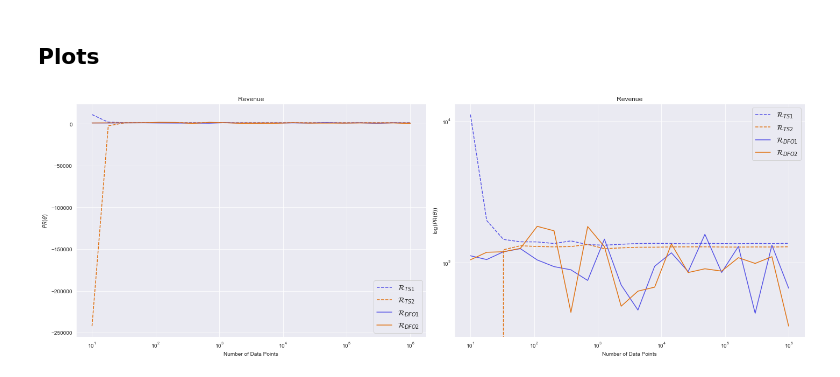
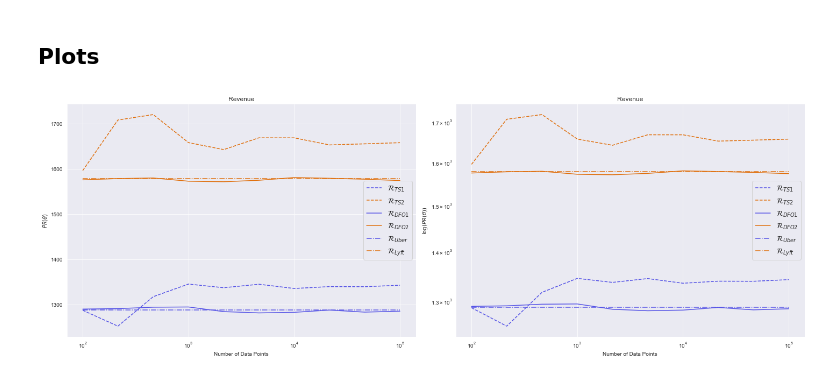
Before and after one commit to evanjfaulkner/DD-Games, a Jupyter notebook: Uber Lyft Simulation/Uber_vs_Lyft_sim.ipynb, the cells around one changed output. Saved outputs shown, nothing was run; the diff lists cells and outputs as text; code cells hidden in the pictures.

Commit message:
dfo variable batch

```diff
--- a/Uber Lyft Simulation/Uber_vs_Lyft_sim.ipynb
+++ b/Uber Lyft Simulation/Uber_vs_Lyft_sim.ipynb
@@ -36,7 +36,7 @@ new_rides['price'] = new_rides.progress_apply(lambda row: 5*math.floor(row['pric
 cab_types_ = new_rides.cab_type.unique()
 distances_ = new_rides.distance.unique()
 hours_ = np.array([17,18,19])  # new_rides.hour.unique()
-prices_ = np.array([5, 10])# np.array([5*(i) for i in range(5)])  # new_rides.price.unique()
+prices_ = np.array([10, 15])# np.array([5*(i) for i in range(5)])  # new_rides.price.unique()
 dates = len(new_rides.date.unique())
 
 g = np.zeros((len(cab_types_),len(prices_),len(hours_),len(distances_)))
@@ -66,15 +66,15 @@ print(f'g_lyft = \n{g_lyft}')
 d_1 = len(g_uber)  # Dimension of each player's data/strategy
 d_2 = len(g_lyft)
 
-lambda_p1 = 1e-2
-lambda_p2 = 1e-2
+lambda_p1 = 1
+lambda_p2 = 1
 
 eta_p1 = 1e-3
 eta_p2 = 1e-3
 
-mu_p1 = -0.1*g_uber
-gamma_p1 = 0.05*g_uber
-mu_p2 = -0.1*g_lyft
-gamma_p2 = 0.05*g_lyft
+mu_p1 = -0.07*g_uber
+gamma_p1 = 0.03*g_uber
+mu_p2 = -0.07*g_lyft
+gamma_p2 = 0.03*g_lyft
 # %% [output]
 g_uber =
@@ -90,7 +90,7 @@ p1_data_generating_func = sample_from_location_family_rideshare
 p2_data_params = (g_lyft, d_2, mu_p2, gamma_p2, lambda_p2, eta_p2, prices_)
 p2_data_generating_func = sample_from_location_family_rideshare
 # %%
-num_rounds_lst = np.logspace(1,6,20,dtype='int')
+num_rounds_lst = np.logspace(2,5,10,dtype='int')
 num_test = 10000
 num_alternate_rounds = 1000
 # %% [markdown]
@@ -165,11 +165,11 @@ p4_risks = []
 theta_final_p3 = []
 theta_final_p4 = []
 
-delta = 1
-eta = 1e-3
-num_test_dfo = 1
+delta = 1e-2
+eta = 1e-1
+num_test_dfo = 50
 num_rounds = num_rounds_lst[-1]
-batch_size = 1
+batch_size = 5
 
 player_three = DFOPlayer(delta,eta)
 player_four = DFOPlayer(delta,eta)
@@ -178,7 +178,7 @@ game_dfo = DecisionDependentGame(player_three, player_four,
                                  p1_data_generating_func, p2_data_generating_func,
                                  num_test_dfo)
 
-for i in trange(num_rounds+1):
+for i in trange(math.ceil(num_rounds/batch_size/num_test_dfo)+1):
     PR_3_oracle = []
     PR_4_oracle = []
     for j in range(batch_size):
@@ -191,7 +191,7 @@ for i in trange(num_rounds+1):
     game_dfo.theta_p1 = player_three.update_theta(PR_3_oracle)
     game_dfo.theta_p2 = player_four.update_theta(PR_4_oracle)
 
-    if i in num_rounds_lst:
+    if i*batch_size*num_test_dfo >= num_rounds_lst[len(p3_risks)]:
         p3_risks.append(evaluate_performative_risk(p1_data_generating_func, g_uber, prices_,
                                                    mu_p1, gamma_p1,
                                                    lambda_p1,
@@ -338,6 +274,11 @@ plt.semilogx(num_rounds_lst, -np.squeeze(p3_risks),
 plt.semilogx(num_rounds_lst, -np.squeeze(p4_risks),
              '-', color='#E07110', label=r'$\mathcal{R}_{DFO2}$')
 
+plt.semilogx(num_rounds_lst, [np.dot(g_uber.T,prices_)[0,0] for i in range(len(num_rounds_lst))],
+             '-.', color='#5553E6', label=r'$\mathcal{R}_{Uber}$')
+plt.semilogx(num_rounds_lst, [np.dot(g_lyft.T,prices_)[0,0] for i in range(len(num_rounds_lst))],
+             '-.', color='#E07110', label=r'$\mathcal{R}_{Lyft}$')
+
 plt.xlabel("Number of Data Points")
 plt.ylabel(r"$PR(\theta)$")
 plt.title("Revenue")
@@ -350,33 +291,38 @@ plt.loglog(num_rounds_lst, -np.squeeze(p2_risks),
            '--', color='#E07110', label=r'$\mathcal{R}_{TS2}$')
 
 plt.loglog(num_rounds_lst, -np.squeeze(p3_risks),
-           '-', color='#5553E6', label=r'$\mathcal{R}_{DFO1}$')
+             '-', color='#5553E6', label=r'$\mathcal{R}_{DFO1}$')
 plt.loglog(num_rounds_lst, -np.squeeze(p4_risks),
-           '-', color='#E07110', label=r'$\mathcal{R}_{DFO2}$')
+             '-', color='#E07110', label=r'$\mathcal{R}_{DFO2}$')
+
+plt.loglog(num_rounds_lst, [np.dot(g_uber.T,prices_)[0,0] for i in range(len(num_rounds_lst))],
+             '-.', color='#5553E6', label=r'$\mathcal{R}_{Uber}$')
+plt.loglog(num_rounds_lst, [np.dot(g_lyft.T,prices_)[0,0] for i in range(len(num_rounds_lst))],
+             '-.', color='#E07110', label=r'$\mathcal{R}_{Lyft}$')
 
 plt.xlabel("Number of Data Points")
 plt.ylabel(r"$\log(PR(\theta))$")
 plt.title('Revenue')
 plt.legend(fontsize=14)
 
 # plt.subplot(1,3,3)
 # plt.semilogx(num_rounds_lst, np.squeeze(theta_final_p1),
 #            '--', color='#5553E6', label=r'$\theta_{TS1}$')
 # plt.semilogx(num_rounds_lst, np.squeeze(theta_final_p2),
 #            '--', color='#E07110', label=r'$\theta_{TS2}$')
 
 # plt.semilogx(num_rounds_lst, np.squeeze(theta_final_p3),
 #            '-', color='#5553E6', label=r'$\theta_{DFO1}$')
 # plt.semilogx(num_rounds_lst, np.squeeze(theta_final_p4),
 #            '-', color='#E07110', label=r'$\theta_{DFO2}$')
 
 # plt.ylim(-10,10)
 # plt.xlabel("Number of Data Points")
 # plt.ylabel(r"$\log(PR(\theta))$")
 # plt.title('Strategies')
 # plt.legend(fontsize=14)
 plt.tight_layout()
 plt.savefig('DD_regression_rideshare_convergence.jpg', format='jpg')
 plt.show()
 # %% [output]
-[figure, old version]
+[figure, new version]
```
Also changed, not shown: parts of 12 cells of this notebook, 3 other files.
